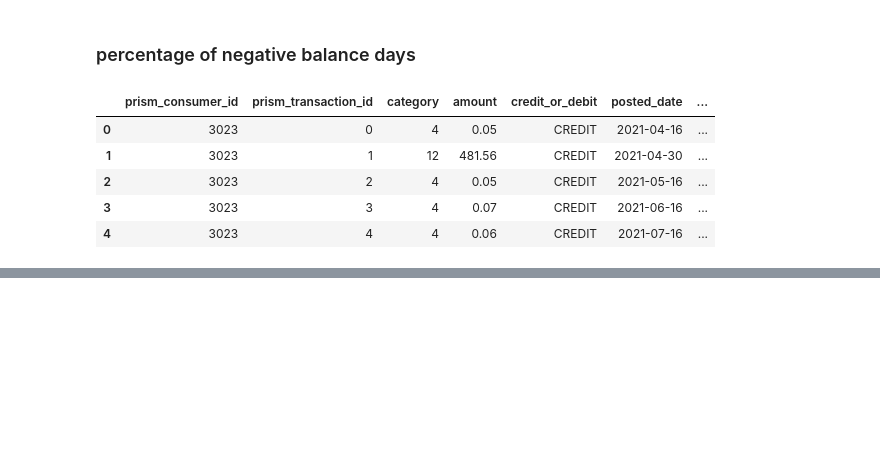
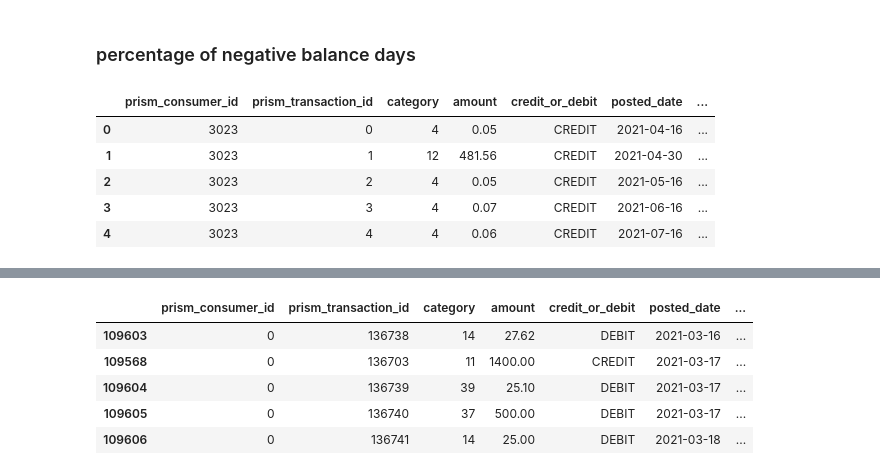
Before and after one commit to hillarychang/dsc180b-capstone-q2, a Jupyter notebook: src/notebooks/kurumi_q2_eda.ipynb, the cells around one changed output, grey strips where cells are left out. Cells and saved outputs as stored; diff of their text form; code cells hidden in the pictures; blank space fills up the shorter version.

```diff
--- a/src/notebooks/kurumi_q2_eda.ipynb
+++ b/src/notebooks/kurumi_q2_eda.ipynb
@@ -808,17 +800,19 @@ array(['0', '1', '10', ..., '997', '998', '999'], dtype=object)
 all_balances = []
 
 grouped = sorted_balance_trans.groupby('prism_consumer_id')
+consumer_list = np.sort(balance_trans['prism_consumer_id'].unique())
 
+i = 0
 for consumer in consumer_list:
     consumer_data = grouped.get_group(consumer).sort_values(by='posted_date')
 
     # Get balance at the first available balance_date
     balance_date = consumer_data['balance_date'].min()
-    initial_balance = consumer_data.loc[consumer_data['balance_date'] == balance_date, 'balance'].values[0]
+    initial_balance = consumer_data['balance'].min()
 
     # Split data into before and after the given date
-    before_df = consumer_data[consumer_data['posted_date'] < date]
-    after_df = consumer_data[consumer_data['posted_date'] >= date]
+    before_df = consumer_data[consumer_data['posted_date'] < balance_date]
+    after_df = consumer_data[consumer_data['posted_date'] >= balance_date]
 
     # Assign credit/debit signs for efficient computation
     before_amounts = np.where(before_df['credit_or_debit'] == 'CREDIT', -before_df['amount'], before_df['amount'])
@@ -826,7 +820,16 @@ for consumer in consumer_list:
 
     # Compute cumulative balance changes
     balances_before = initial_balance + np.cumsum(before_amounts[::-1])[::-1] if len(before_amounts) > 0 else [initial_balance]
-    balances_after = [balances_before[-1]] + list(np.cumsum(after_amounts) + balances_before[-1]) if len(after_amounts) > 0 else []
+    balances_after = list(np.cumsum(after_amounts) + balances_before[-1]) if len(after_amounts) > 0 else []
 
-    balance_trend = list(balances_before) + balances_after[1:]  # Avoid duplicate starting balance
-    all_balances.append(balance_trend)
+    if len(balances_before) == 1 and balances_before[0] == initial_balance and consumer_data['amount'].values[0] > 0:
+        balances_before = []
+
+    balance_trend = list(balances_before) + balances_after  # Avoid duplicate starting balance
+    if len(balance_trend) != consumer_data.shape[0]:
+        print(consumer)
+        print(len(balance_trend), consumer_data.shape[0])
+        break
+    all_balances += balance_trend
+# %%
+sorted_balance_trans['running_balance'] = all_balances
@@ -832,0 +852,13 @@ for consumer in consumer_list:
+# %%
+# account days
+sorted_balance_trans["days"] = sorted_balance_trans.groupby("prism_consumer_id")["posted_date"].transform(lambda x: (x.max() - x.min()).days)
+sorted_balance_trans["negative_days"] = sorted_balance_trans.groupby("prism_consumer_id")["running_balance"].transform(lambda x: (x < 0).sum())
+sorted_balance_trans["percent_neg"] = sorted_balance_trans["negative_days"] / sorted_balance_trans["days"]
+sorted_balance_trans.head()
+# %% [output]
+|  | prism_consumer_id | prism_transaction_id | category | amount | credit_or_debit | posted_date | ... |
+| 109603 | 0 | 136738 | 14 | 27.62 | DEBIT | 2021-03-16 | ... |
+| 109568 | 0 | 136703 | 11 | 1400.00 | CREDIT | 2021-03-17 | ... |
+| 109604 | 0 | 136739 | 39 | 25.10 | DEBIT | 2021-03-17 | ... |
+| 109605 | 0 | 136740 | 37 | 500.00 | DEBIT | 2021-03-17 | ... |
+| 109606 | 0 | 136741 | 14 | 25.00 | DEBIT | 2021-03-18 | ... |
```
Also changed, not shown: parts of 6 cells of this notebook.
